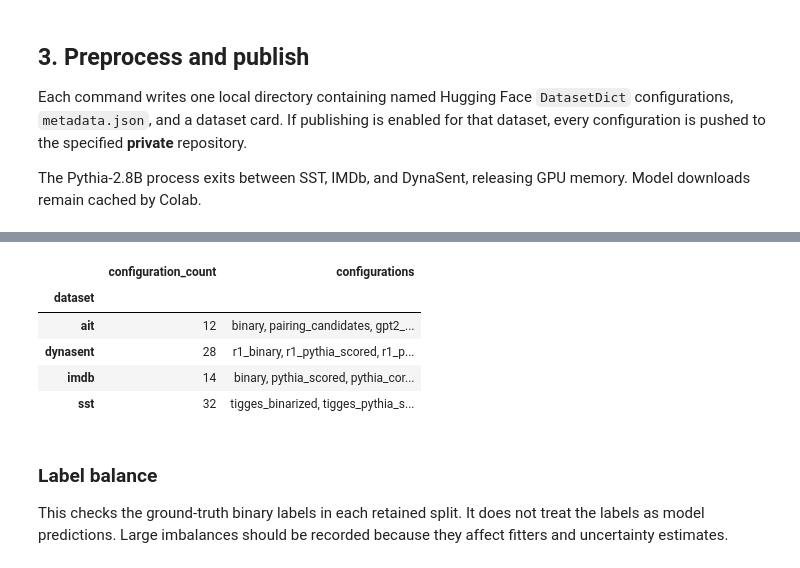
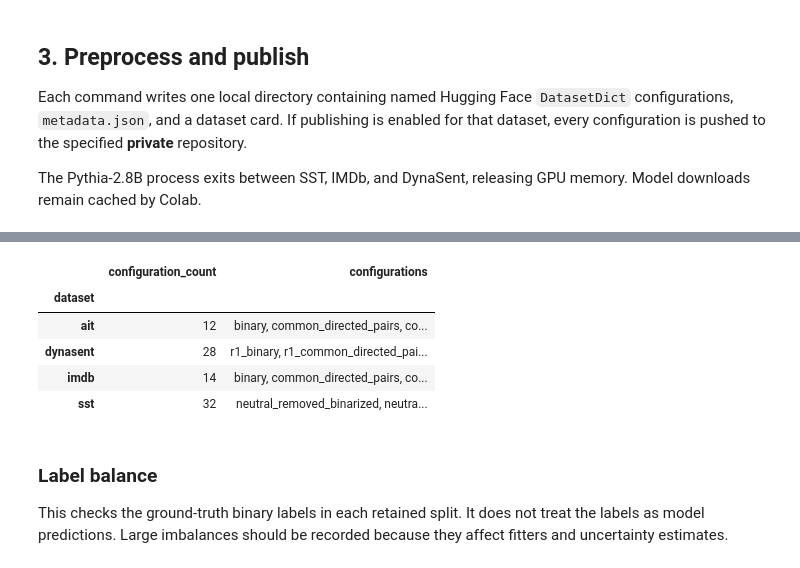
Before and after one commit to Adefioye/sentiment-manifold, a Jupyter notebook: notebooks/02_colab_preprocess_publish_explore_rq2.ipynb, the cells around one changed output, grey strips where cells are left out. Drawn from its saved outputs; the diff is of its cells as text; code cells hidden in the pictures.

Commit message:
Exploring data to be used to learn valence and sentiment direction

```diff
--- a/notebooks/02_colab_preprocess_publish_explore_rq2.ipynb
+++ b/notebooks/02_colab_preprocess_publish_explore_rq2.ipynb
@@ -448,15 +345,0 @@ display(PROVENANCE_TABLE)
-# %%
-# Verify that every requested Hub destination exists and is private.
-privacy_rows = []
-for key, should_push in SHOULD_PUSH.items():
-    if not should_push:
-        privacy_rows.append({"dataset": key, "repo": REPOS[key], "status": "local only"})
-        continue
-    info = HfApi(token=get_runtime_secret("HF_TOKEN")).repo_info(
-        REPOS[key], repo_type="dataset"
-    )
-    if info.private is not True:
-        raise RuntimeError(f"Expected a private dataset repository: {REPOS[key]}")
-    privacy_rows.append({"dataset": key, "repo": REPOS[key], "status": "private"})
-PRIVACY_TABLE = pd.DataFrame(privacy_rows)
-display(PRIVACY_TABLE)
@@ -473,37 +461,52 @@ The following cells read from the private Hub repositories when published and ot
 # %%
 def available_configs(dataset_key):
-    if SHOULD_PUSH[dataset_key]:
-        return get_dataset_config_names(
-            REPOS[dataset_key], token=get_runtime_secret("HF_TOKEN")
-        )
-    return sorted(path.name for path in OUTPUTS[dataset_key].iterdir() if path.is_dir())
+    return sorted({
+        path.split("/", 1)[0]
+        for path in REPO_FILES[dataset_key]
+        if "/" in path and path.endswith(".parquet")
+    })
 
 @lru_cache(maxsize=None)
 def load_processed(dataset_key, config_name):
-    if SHOULD_PUSH[dataset_key]:
-        return load_dataset(
-            REPOS[dataset_key], config_name, token=get_runtime_secret("HF_TOKEN")
+    repo_id = REPOS[dataset_key]
+    revision = REPO_INFO[dataset_key].sha
+    prefix = f"{config_name}/"
+    config_files = [
+        path for path in REPO_FILES[dataset_key]
+        if path.startswith(prefix) and path.endswith(".parquet")
+    ]
+    if not config_files:
+        raise FileNotFoundError(f"No Parquet files for {repo_id}/{config_name}")
+    data_files = {}
+    for remote_path in config_files:
+        split = Path(remote_path).name.split("-", 1)[0]
+        if split not in {"train", "validation", "test"}:
+            raise ValueError(f"Cannot infer split from {remote_path}")
+        local_path = hf_hub_download(
+            repo_id, remote_path, repo_type="dataset",
+            revision=revision, token=get_exploration_token(),
         )
-    return load_from_disk(OUTPUTS[dataset_key] / config_name)
+        data_files.setdefault(split, []).append(local_path)
+    return load_dataset("parquet", data_files=data_files)
 
-CONFIGS = {key: available_configs(key) for key in OUTPUTS}
+CONFIGS = {key: available_configs(key) for key in REPOS}
 config_rows = [
     {"dataset": key, "configuration": config}
     for key, configs in CONFIGS.items()
     for config in configs
 ]
 CONFIG_TABLE = pd.DataFrame(config_rows)
 display(CONFIG_TABLE.groupby("dataset").agg(
     configuration_count=("configuration", "count"),
     configurations=("configuration", lambda values: ", ".join(values)),
 ))
 # %% [output]
 |  | configuration_count | configurations |
 | dataset |  |  |
-| ait | 12 | binary, pairing_candidates, gpt2_... |
-| dynasent | 28 | r1_binary, r1_pythia_scored, r1_p... |
-| imdb | 14 | binary, pythia_scored, pythia_cor... |
-| sst | 32 | tigges_binarized, tigges_pythia_s... |
+| ait | 12 | binary, common_directed_pairs, co... |
+| dynasent | 28 | r1_binary, r1_common_directed_pai... |
+| imdb | 14 | binary, common_directed_pairs, co... |
+| sst | 32 | neutral_removed_binarized, neutra... |
 # %% [markdown]
 ### Label balance
 
```
Also changed, not shown: parts of 32 cells of this notebook, 8 other files.
